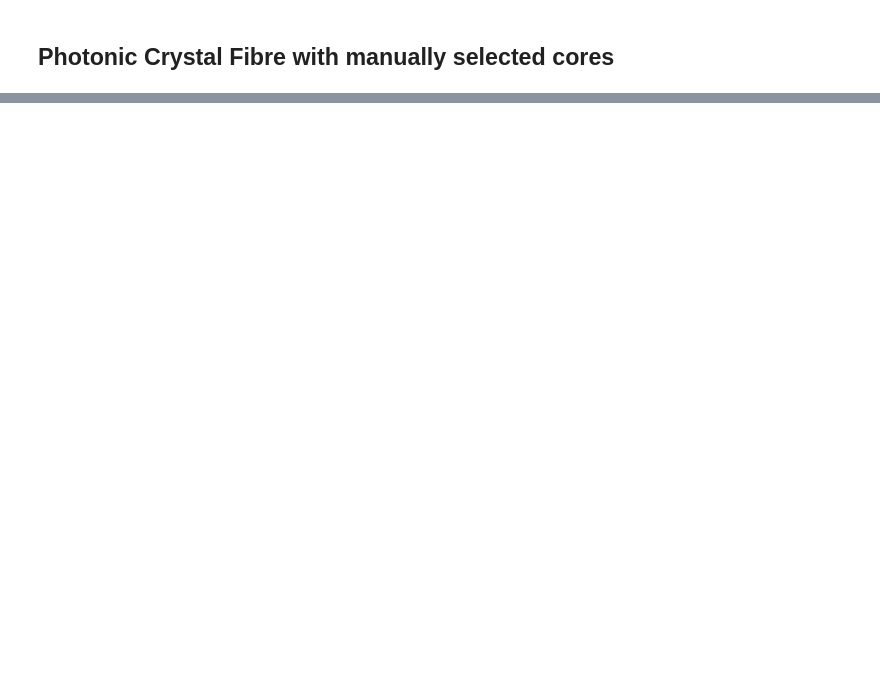
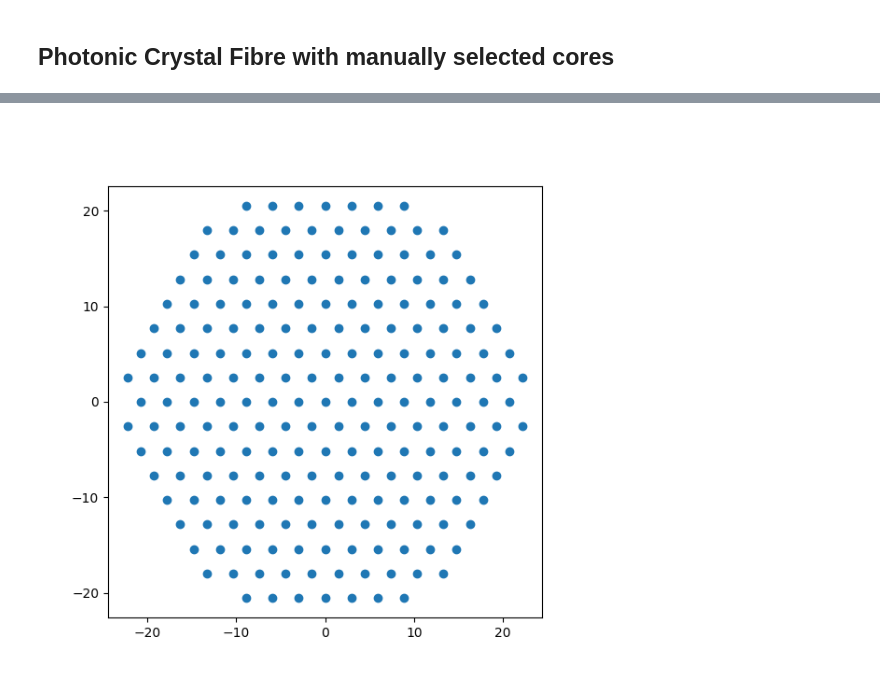
Before and after one commit to NRobertsF91W/PhD-Jupyter-Notebooks, a Jupyter notebook: Fibre Stack Drawer.ipynb, the cells around one changed output, grey strips where cells are left out. Drawn from its saved outputs; the diff is of its cells as text; code cells hidden in the pictures; blank space fills up the shorter version.

```diff
--- a/Fibre Stack Drawer.ipynb
+++ b/Fibre Stack Drawer.ipynb
@@ -289,0 +64,4 @@ pcfStack.show_fibre_design()
+# %%
+pcfStack.select_cores_with_mouse()
+# %% [output]
+[figure, added]
```
Also changed, not shown: parts of 8 cells of this notebook, 1 other file.
